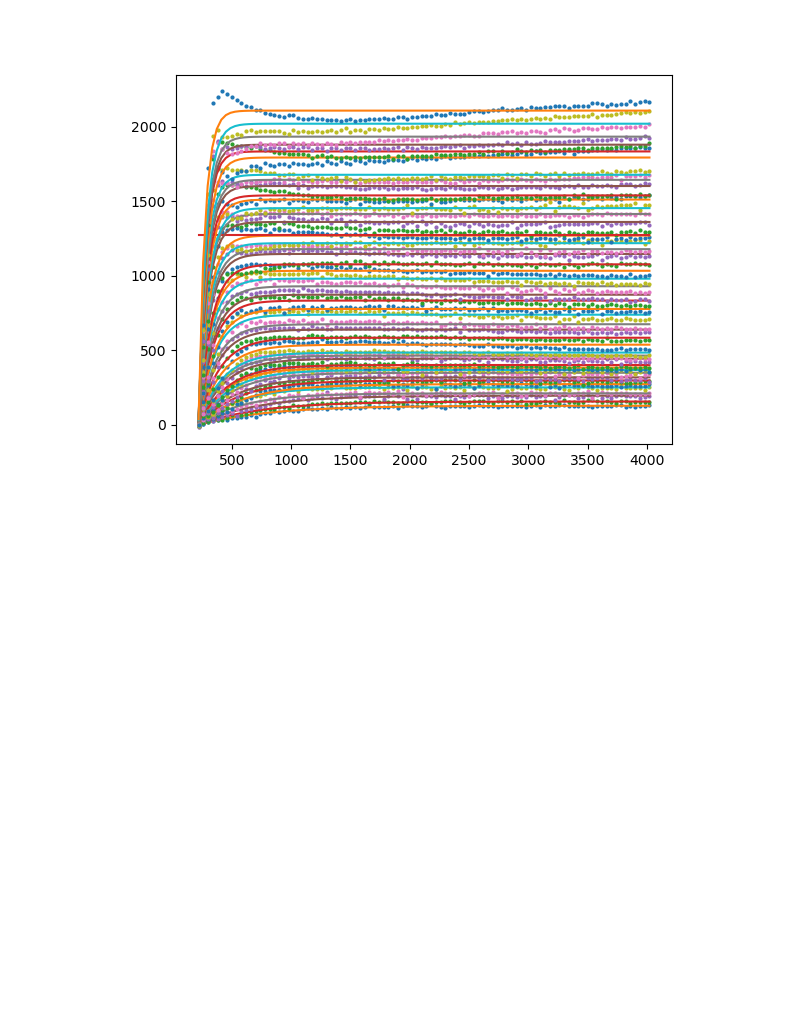
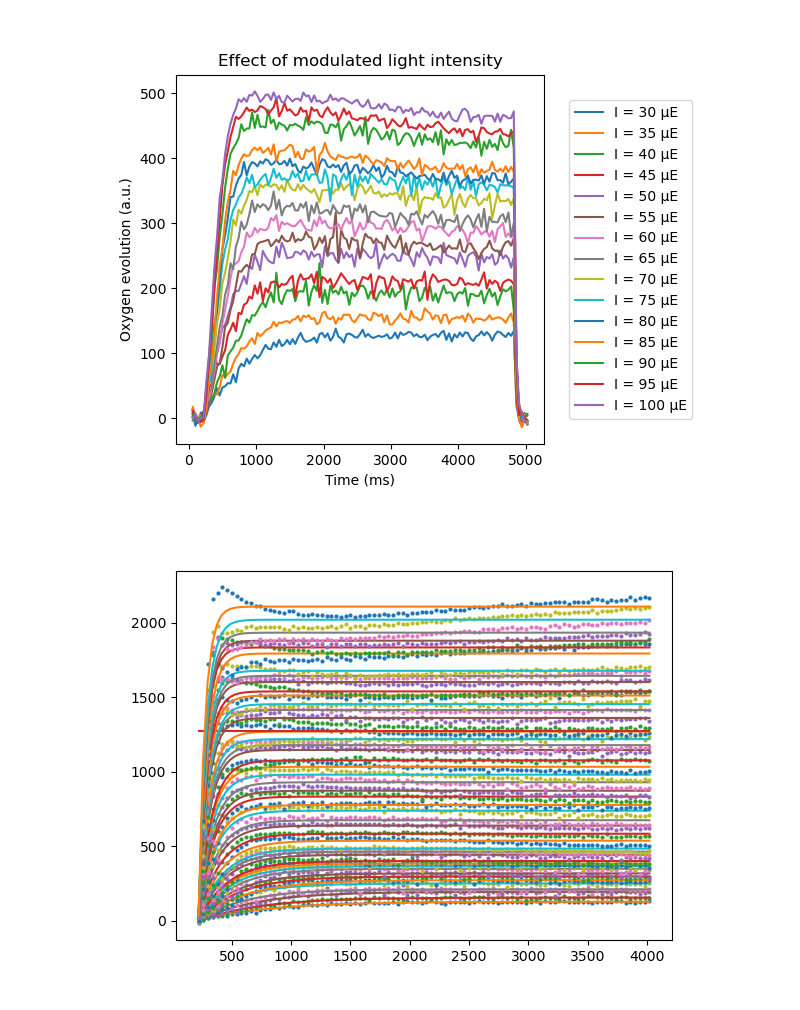
Before and after one commit to orlandomarcelo/DREAM_repo, a Jupyter notebook: Notebooks/test_oxygen.ipynb, the cells around one changed output. Saved outputs shown, nothing was run; the diff lists cells and outputs as text; code cells hidden in the pictures; blank space fills up the shorter version.

```diff
--- a/Notebooks/test_oxygen.ipynb
+++ b/Notebooks/test_oxygen.ipynb
@@ -16,7 +16,7 @@ import ExperimentClass
 import tools
 # %%
 importlib.reload(ExperimentClass)
-manip = ExperimentClass.Experiment("20230427_Effect_of_light_intensity", "Oxygen_electrode", local = "IBPC" , diff_xaxis = True)
+manip = ExperimentClass.Experiment("20230427_Effect_of_light_intensity", "Oxygen_electrode", local = "IBPC")
 # %%
 importlib.reload(tools)
 with_pierre_records = tools.create_record_list("55-62,68-70")
@@ -24,5 +25,0 @@ gamme_records = tools.create_record_list("156-201")
-# %%
-plt.figure()
-
-for k in gamme_records:
-    plt.plot(manip.clean_times[manip.records.index(k)], manip.clean_data[manip.records.index(k)], label = k)
@@ -31,3 +46,21 @@ for k in gamme_records:
+# %%
+plt.figure()
+
+for i, k in enumerate(gamme_records[0:15]):
+    plt.plot(manip.clean_times[manip.records.index(k)], manip.clean_data[manip.records.index(k)], label = f"I = {Intensities[i]} µE")
+
+# set the legend to the right outside the graph
+plt.legend(bbox_to_anchor=(1.05, 0.5), loc='center left')
+plt.xlabel("Time (ms)")
+plt.ylabel("Oxygen evolution (a.u.)")
+
+plt.title("Effect of modulated light intensity")
+
+plt.subplots_adjust(right=0.7)
+
+plt.show()
+# %% [output]
+[figure, added]
 # %%
 data = pd.DataFrame(manip.clean_times[manip.records.index("E151")], columns=["Time"])
 stationnary = []
```
Also changed, not shown: parts of 3 cells of this notebook, 7 other files.
